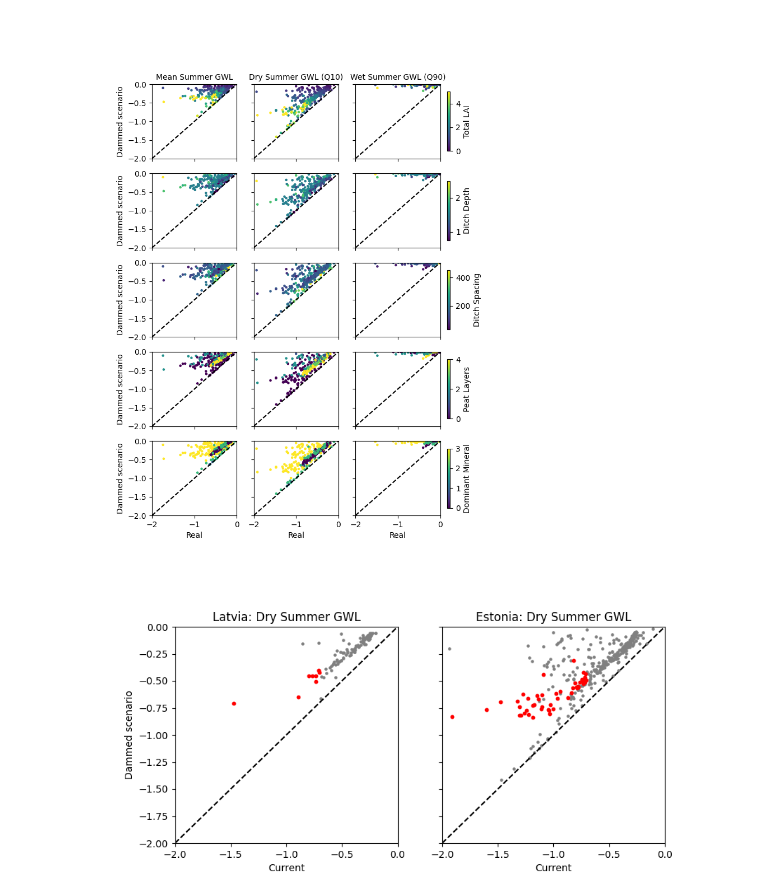
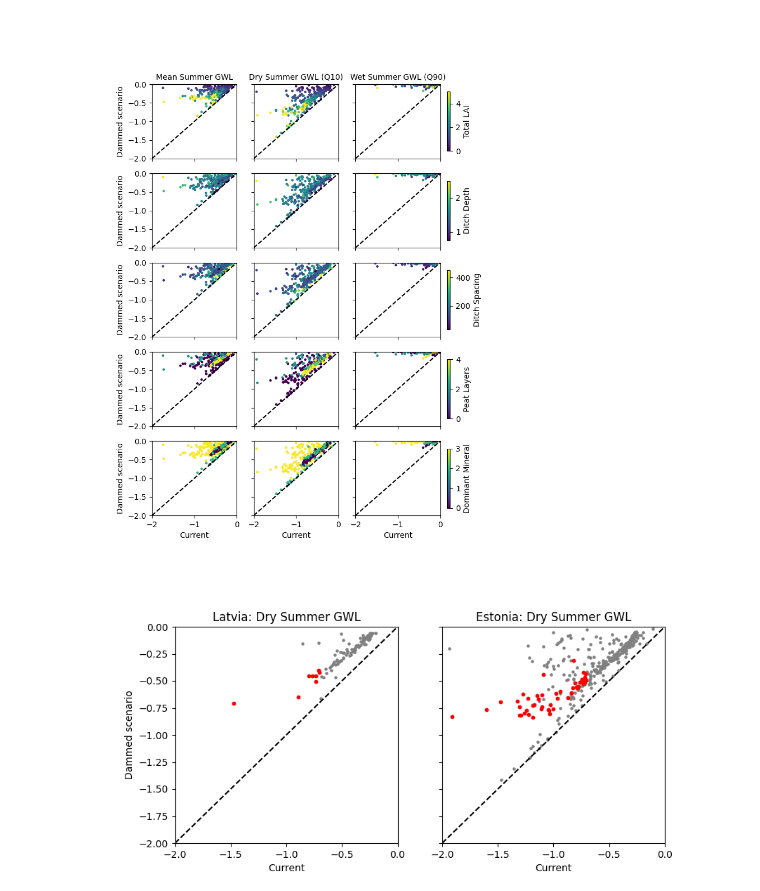
Before and after one commit to LukeEcomod/SpaFHy_Peat_AD, a Jupyter notebook: run_example_ad.ipynb, the cells around one changed output. Drawn from its saved outputs; the diff is of its cells as text; code cells hidden in the pictures.

```diff
--- a/run_example_ad.ipynb
+++ b/run_example_ad.ipynb
@@ -118,37 +118,37 @@ for row, (color_var, color_label) in enumerate(zip(color_vars, color_labels)):
     axes[row, 0].set_ylabel("Dammed scenario")
     if row == 0:
         axes[row, 0].set_title("Mean Summer GWL", fontsize=10)
     if row == len(color_vars) - 1:
-        axes[row, 0].set_xlabel("Real")
+        axes[row, 0].set_xlabel("Current")
     axes[row, 0].set_ylim([-2., 0.])
     axes[row, 0].set_xlim([-2., 0.])
 
     # Plot Q10
     scatter1 = axes[row, 1].scatter(real_q10, adapt_q10, c=color_var, s=5, **scatter_kwargs)
     axes[row, 1].axline((0, 0), slope=1, linestyle='--', color='black')
     if row == 0:
         axes[row, 1].set_title("Dry Summer GWL (Q10)", fontsize=10)
     if row == len(color_vars) - 1:
-        axes[row, 1].set_xlabel("Real")
+        axes[row, 1].set_xlabel("Current")
     axes[row, 1].set_ylim([-2., 0.])
     axes[row, 1].set_xlim([-2., 0.])
 
     # Plot Q90
     scatter2 = axes[row, 2].scatter(real_q90, adapt_q90, c=color_var, s=5, **scatter_kwargs)
     axes[row, 2].axline((0, 0), slope=1, linestyle='--', color='black')
     if row == 0:
         axes[row, 2].set_title("Wet Summer GWL (Q90)", fontsize=10)
     if row == len(color_vars) - 1:
-        axes[row, 2].set_xlabel("Real")
+        axes[row, 2].set_xlabel("Current")
     axes[row, 2].set_ylim([-2., 0.])
     axes[row, 2].set_xlim([-2., 0.])
 
     # Add colorbar for each row (will use the same mappable as the right-most scatter)
     cbar = plt.colorbar(scatter2, ax=axes[row, :], label=color_label, shrink=0.8, pad=0.02)
 
 plt.savefig(project_folder / 'model_inputs' / 'figures' / 'scatters_colors.png', dpi=150, bbox_inches = 'tight')
 # %% [output]
-[figure, old version]
+[figure, new version]
 # %%
 # Create categorical color variable based on latitude
 lat = results['parameters_lat'][:,0]
```
Also changed, not shown: parts of 3 cells of this notebook.
